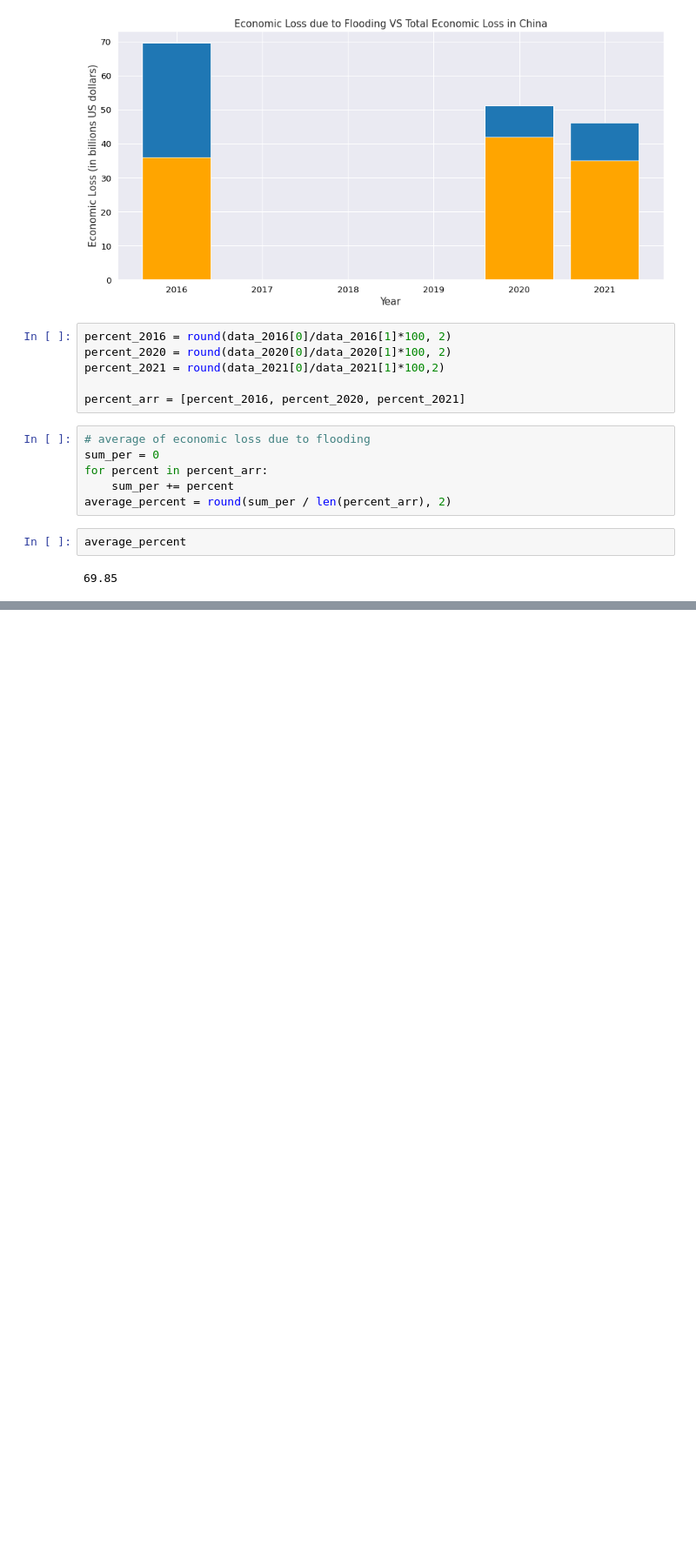
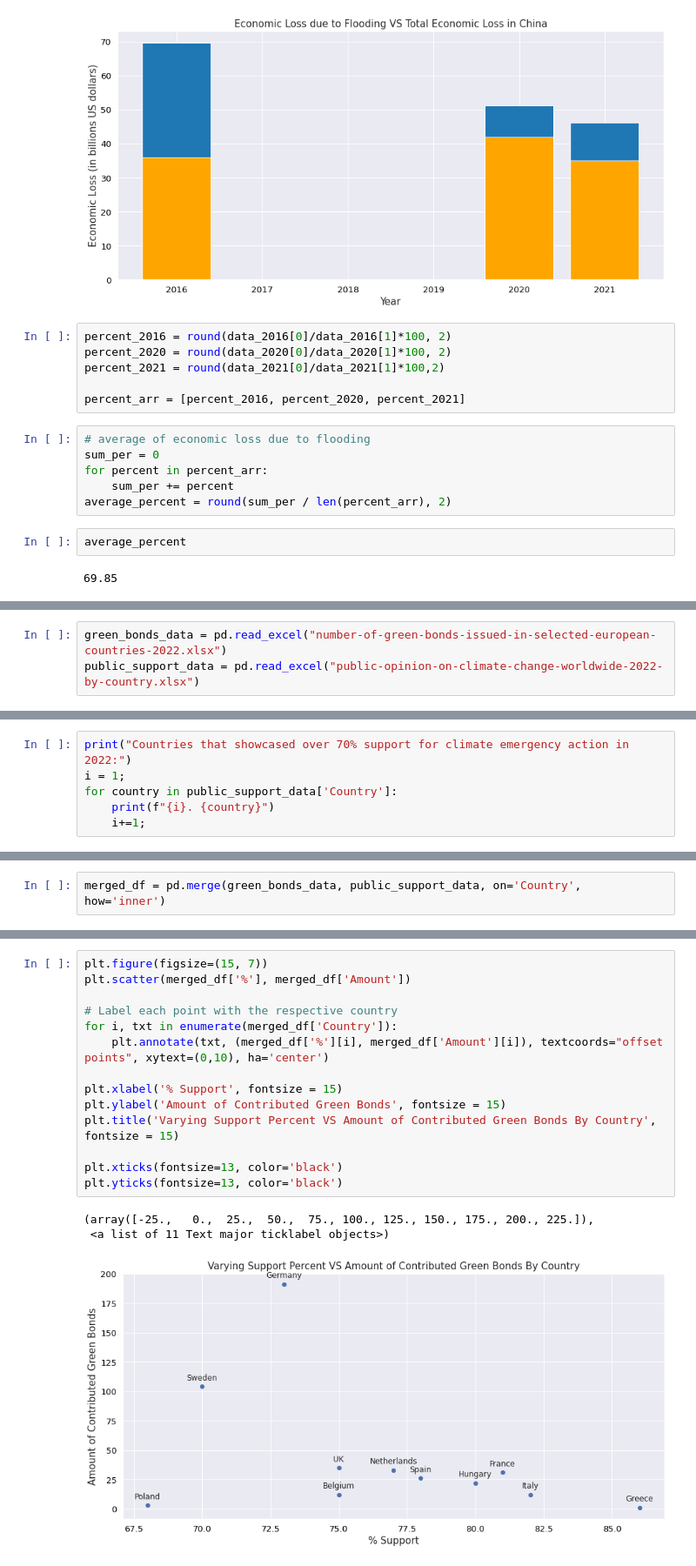
Before and after one commit to sonyaasha/3125-individual-project, a Jupyter notebook: codes/3125-IndividualProject.ipynb, the cells around one changed output, grey strips where cells are left out. Shown at 87% size. Cells and saved outputs as stored; diff of their text form; blank space fills up the shorter version.

```diff
--- a/codes/3125-IndividualProject.ipynb
+++ b/codes/3125-IndividualProject.ipynb
@@ -409,0 +425,3 @@ Answer: on average, about 70% of yearly economic loss in China is the result of
+# %%
+green_bonds_data = pd.read_excel("number-of-green-bonds-issued-in-selected-european-countries-2022.xlsx")
+public_support_data = pd.read_excel("public-opinion-on-climate-change-worldwide-2022-by-country.xlsx")
@@ -409,0 +433,6 @@ Answer: on average, about 70% of yearly economic loss in China is the result of
+# %%
+print("Countries that showcased over 70% support for climate emergency action in 2022:")
+i = 1;
+for country in public_support_data['Country']:
+    print(f"{i}. {country}")
+    i+=1;
@@ -409,0 +460,2 @@ Answer: on average, about 70% of yearly economic loss in China is the result of
+# %%
+merged_df = pd.merge(green_bonds_data, public_support_data, on='Country', how='inner')
@@ -409,0 +477,18 @@ Answer: on average, about 70% of yearly economic loss in China is the result of
+# %%
+plt.figure(figsize=(15, 7))
+plt.scatter(merged_df['%'], merged_df['Amount'])
+
+# Label each point with the respective country
+for i, txt in enumerate(merged_df['Country']):
+    plt.annotate(txt, (merged_df['%'][i], merged_df['Amount'][i]), textcoords="offset points", xytext=(0,10), ha='center')
+
+plt.xlabel('% Support', fontsize = 15)
+plt.ylabel('Amount of Contributed Green Bonds', fontsize = 15)
+plt.title('Varying Support Percent VS Amount of Contributed Green Bonds By Country', fontsize = 15)
+
+plt.xticks(fontsize=13, color='black')
+plt.yticks(fontsize=13, color='black')
+# %% [output]
+(array([-25.,   0.,  25.,  50.,  75., 100., 125., 150., 175., 200., 225.]),
+ <a list of 11 Text major ticklabel objects>)
+[figure, added]
```
Also changed, not shown: parts of 15 cells of this notebook, 2 other files.
